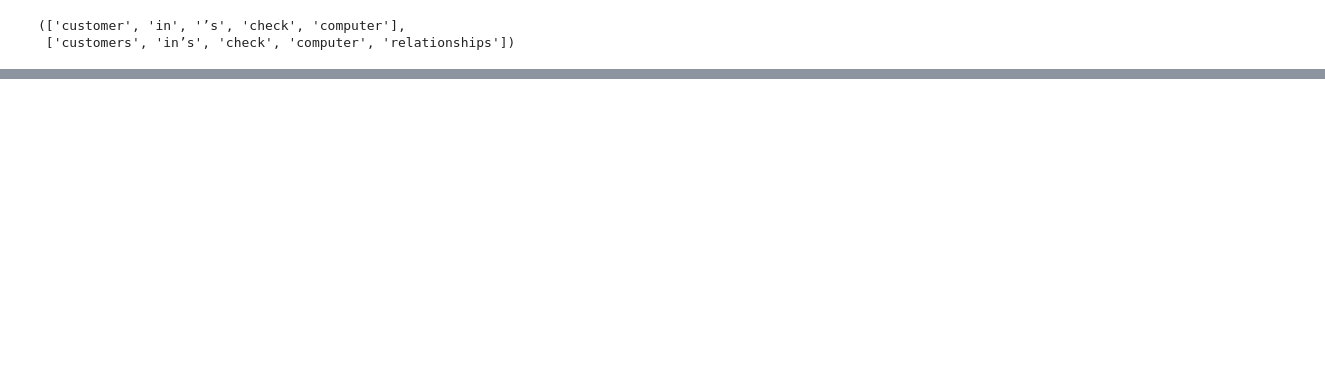
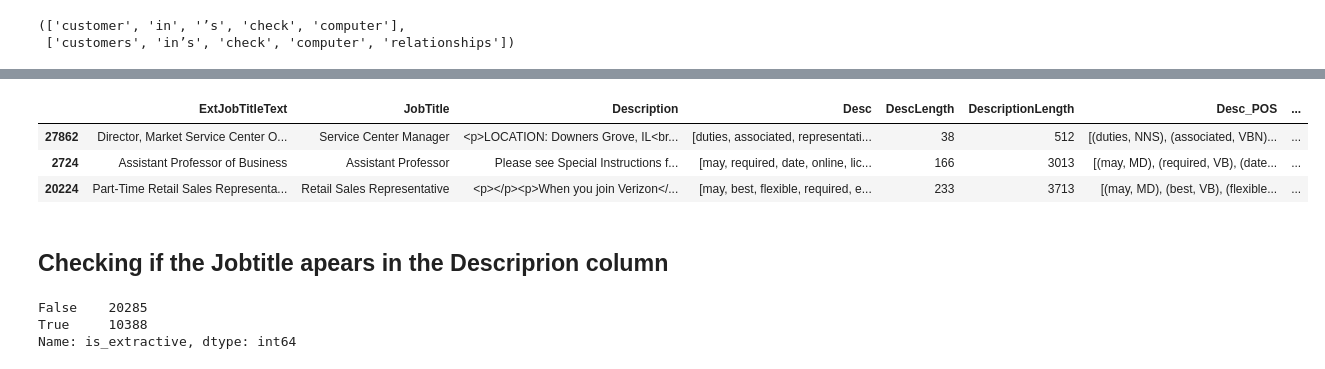
Before and after one commit to Yogev-H/JobTitleClassifier, a Jupyter notebook: EDA/Data_exploration.ipynb, the cells around one changed output, grey strips where cells are left out. Saved outputs shown, nothing was run; the diff lists cells and outputs as text; code cells hidden in the pictures; blank space fills up the shorter version.

```diff
--- a/EDA/Data_exploration.ipynb
+++ b/EDA/Data_exploration.ipynb
@@ -354,0 +457,8 @@ comparing_df
+# %%
+df['Desc_noun_only'] = pd.DataFrame(df.Desc.apply(round4))
+df.sample(3)
+# %% [output]
+|  | ExtJobTitleText | JobTitle | Description | Desc | DescLength | DescriptionLength | Desc_POS | ... |
+| 27862 | Director, Market Service Center O... | Service Center Manager | <p>LOCATION: Downers Grove, IL<br... | [duties, associated, representati... | 38 | 512 | [(duties, NNS), (associated, VBN)... | ... |
+| 2724 | Assistant Professor of Business | Assistant Professor | Please see Special Instructions f... | [may, required, date, online, lic... | 166 | 3013 | [(may, MD), (required, VB), (date... | ... |
+| 20224 | Part-Time Retail Sales Representa... | Retail Sales Representative | <p></p><p>When you join Verizon</... | [may, best, flexible, required, e... | 233 | 3713 | [(may, MD), (best, VB), (flexible... | ... |
@@ -354,0 +467,2 @@ comparing_df
+# %% [markdown]
+## Checking if the Jobtitle apears in the Descriprion column
@@ -354,0 +471,6 @@ comparing_df
+# %%
+df.is_extractive.value_counts()
+# %% [output]
+False    20285
+True     10388
+Name: is_extractive, dtype: int64
```
Also changed, not shown: parts of 15 cells of this notebook.
